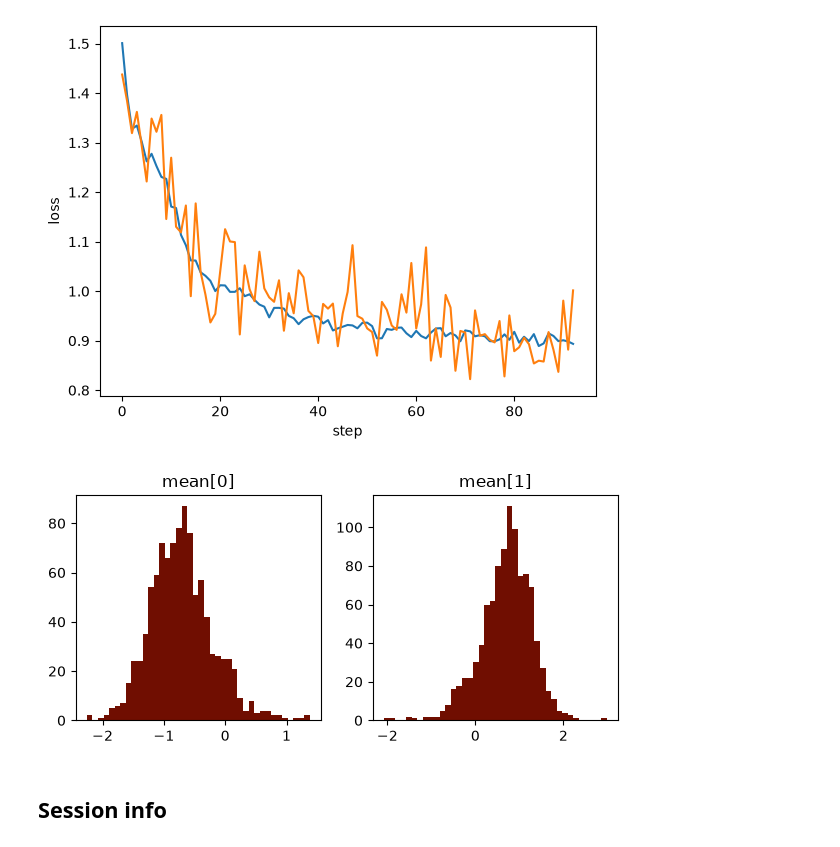
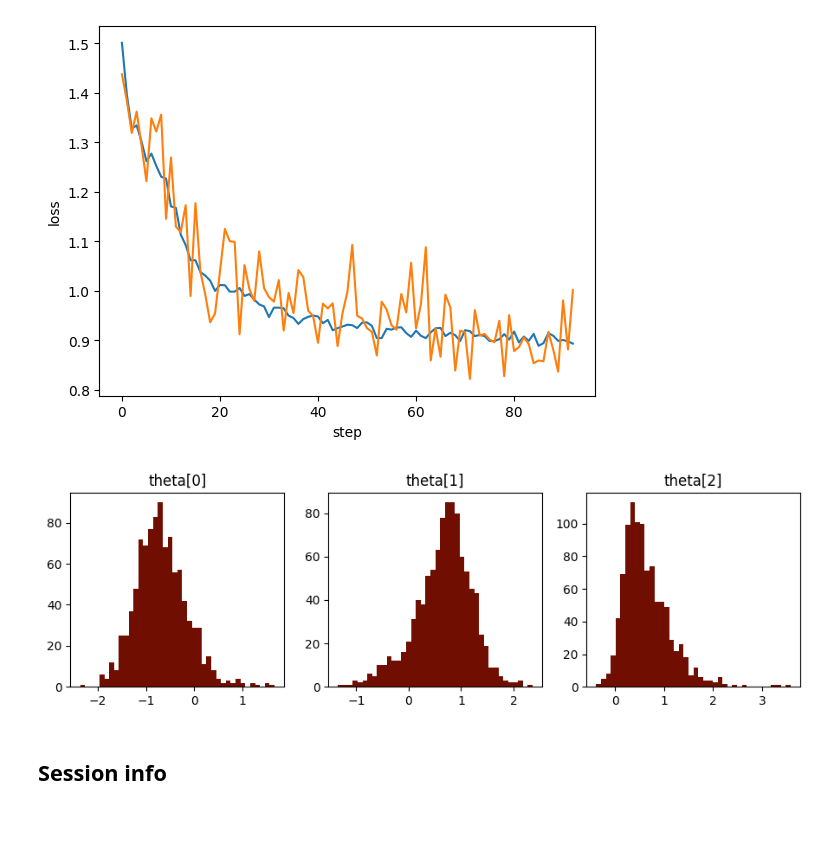
Before and after one commit to dirmeier/sbijax, a Jupyter notebook: docs/notebooks/getting_started.ipynb, the cells around one changed output. Saved outputs shown, nothing was run; the diff lists cells and outputs as text; code cells hidden in the pictures; blank space fills up the shorter version.

```diff
--- a/docs/notebooks/getting_started.ipynb
+++ b/docs/notebooks/getting_started.ipynb
@@ -35,18 +38,22 @@ Using TensorFlow Probability, the prior model and simulator are implemented like
 from jax import numpy as jnp, random as jr
 from tensorflow_probability.substrates.jax import distributions as tfd
 
+
 def prior_fn():
-    prior = tfd.JointDistributionNamed(dict(
-        mean=tfd.Normal(jnp.zeros(2), 1.0),
-        scale=tfd.HalfNormal(jnp.ones(1)),
-    ), batch_ndims=0)
-    return prior
+  prior = tfd.JointDistributionNamed(
+    dict(
+      mean=tfd.Normal(jnp.zeros(2), 1.0),
+      scale=tfd.HalfNormal(jnp.ones(1)),
+    ),
+    batch_ndims=0,
+  )
+  return prior
 
 
 def simulator_fn(seed: jr.PRNGKey, theta: dict[str, jax.Array]):
-    p = tfd.Normal(jnp.zeros_like(theta["mean"]), 1.0)
-    y = theta["mean"] + theta["scale"] * p.sample(seed=seed)
-    return y
+  p = tfd.Normal(jnp.zeros_like(theta["mean"]), 1.0)
+  y = theta["mean"] + theta["scale"] * p.sample(seed=seed)
+  return y
 # %% [markdown]
 ## Algorithm definition
 
@@ -74,10 +81,10 @@ len(jax.flatten_util.ravel_pytree(prior_draw)[0])
 # %% [markdown]
 We can then construct the method itself. Every method is a factory function that returns a record of pure functions (an `Estimator`). It takes as arguments the prior distribution and the neural network.
 # %%
-from sbijax import fmpe, simulate
+from sbijax import fmpe, sample, simulate, train
 
 prior = prior_fn()
-model = fmpe(prior, neural_network)
+model = fmpe(neural_network)
 # %% [markdown]
 ## Training and inference
 
@@ -111,14 +118,14 @@ data
 # %% [markdown]
 We then fit the model using the typical flow matching loss.
 # %%
-params, info = model.fit(jr.PRNGKey(2), data, n_iter=100, n_early_stopping_patience=20)
+params, info = train(
+  jr.key(2), model, data, n_iter=100, n_early_stopping_patience=20
+)
 # %% [markdown]
 Finally, we sample from the posterior distribution for a specific observation $y_{\text{obs}}$.
 # %%
 y_obs = jnp.array([-1.0, 1.0])
-samples, _ = model.sample(
-    jr.PRNGKey(3), params, y_obs, n_samples=1_000
-)
+samples, _ = sample(jr.key(3), model, params, y_obs, n_samples=1_000)
 # %% [markdown]
 ## Visualization
 
@@ -131,10 +138,10 @@ plt.show()
 # %% [output]
 [figure]
 # %%
-plot_posterior_hist(samples, "mean")
+plot_posterior_hist(samples, "theta")
 plt.show()
 # %% [output]
-[figure, old version]
+[figure, new version]
 # %% [markdown]
 ## Session info
 # %%
```
Also changed, not shown: parts of 4 cells of this notebook, 4 other files.
